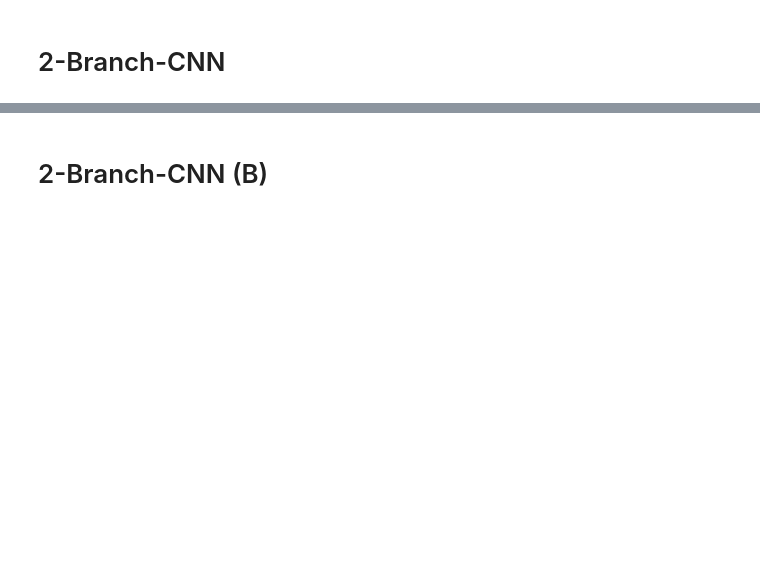
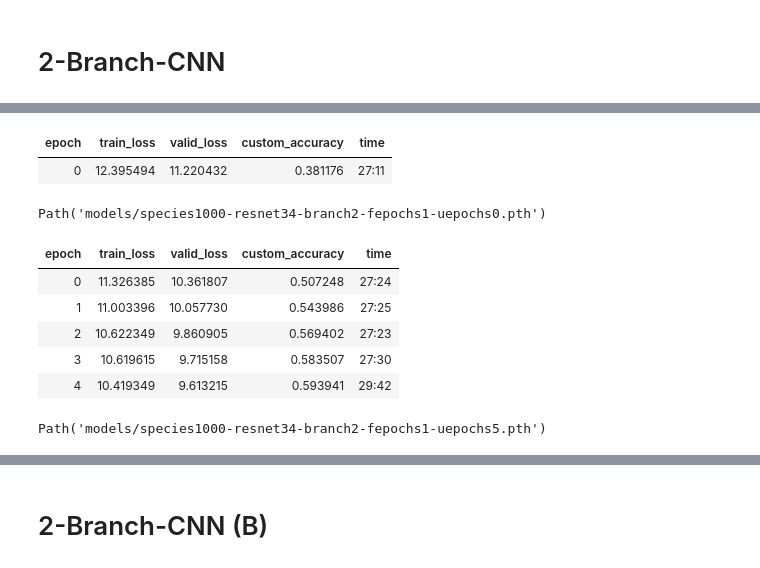
Before and after one commit to jossalgon/Fishly-Hierarchical-image-classification, a Jupyter notebook: Branch-CNN-resnet34-species1000.ipynb, the cells around one changed output, grey strips where cells are left out. Drawn from its saved outputs; the diff is of its cells as text; code cells hidden in the pictures; blank space fills up the shorter version.

Commit message:
Train 1 branch and 2 branches of ResNet-34 over species1000

```diff
--- a/Branch-CNN-resnet34-species1000.ipynb
+++ b/Branch-CNN-resnet34-species1000.ipynb
@@ -448,8 +457,3 @@ class Resnet34CustomModel(Module):
                 'coarse2_label': coarse2_label,
                 'coarse1_label': coarse1_label
                }
-# %%
-def loss_func(out, targ):
-    return nn.CrossEntropyLoss()(out['fine_label'], targ['fine_label']) + \
-            nn.CrossEntropyLoss()(out['coarse1_label'], targ['coarse1_label']) + \
-            nn.CrossEntropyLoss()(out['coarse2_label'], targ['coarse2_label'])
@@ -510,0 +517,9 @@ dls.vocab, dls.vocab_coarse2, dls.vocab_coarse1
+# %%
+weights = tensor([float(weights_df[weights_df['Specie']==c]['Weight']) for c in dls.vocab]).cuda()
+weights_order = tensor([float(weights_order_df[weights_order_df['Order']==c]['Weight']) for c in dls.vocab_coarse1]).cuda()
+weights_family = tensor([float(weights_family_df[weights_family_df['Family']==c]['Weight']) for c in dls.vocab_coarse2]).cuda()
+# %%
+def loss_func(out, targ):
+    return nn.CrossEntropyLoss(weight=weights)(out['fine_label'], targ['fine_label']) + \
+            nn.CrossEntropyLoss(weight=weights_order)(out['coarse1_label'], targ['coarse1_label']) + \
+            nn.CrossEntropyLoss(weight=weights_family)(out['coarse2_label'], targ['coarse2_label'])
@@ -517,7 +557,22 @@ learn.summary()
 # %%
-learn.fit_one_cycle(1, 3e-3)
+learn.fit(1, 3e-3)
+learn.save('species1000-resnet34-branch2-fepochs1-uepochs0')
+# %% [output]
+| epoch | train_loss | valid_loss | custom_accuracy | time |
+| 0 | 12.395494 | 11.220432 | 0.381176 | 27:11 |
+Path('models/species1000-resnet34-branch2-fepochs1-uepochs0.pth')
 # %%
-learn.save('species1000-resnet34-branch2-fepochs1-uepochs0of12')
+learn.unfreeze()
+learn.fit(5, slice(1e-6,1e-4))
+learn.save('species1000-resnet34-branch2-fepochs1-uepochs5')
+# %% [output]
+| epoch | train_loss | valid_loss | custom_accuracy | time |
+| 0 | 11.326385 | 10.361807 | 0.507248 | 27:24 |
+| 1 | 11.003396 | 10.057730 | 0.543986 | 27:25 |
+| 2 | 10.622349 | 9.860905 | 0.569402 | 27:23 |
+| 3 | 10.619615 | 9.715158 | 0.583507 | 27:30 |
+| 4 | 10.419349 | 9.613215 | 0.593941 | 29:42 |
+Path('models/species1000-resnet34-branch2-fepochs1-uepochs5.pth')
 # %%
 def continue_training(pth_filename):
     learn = Learner(dls, model, loss_func=loss_func, metrics=custom_accuracy,
```
Also changed, not shown: parts of 110 cells of this notebook.
